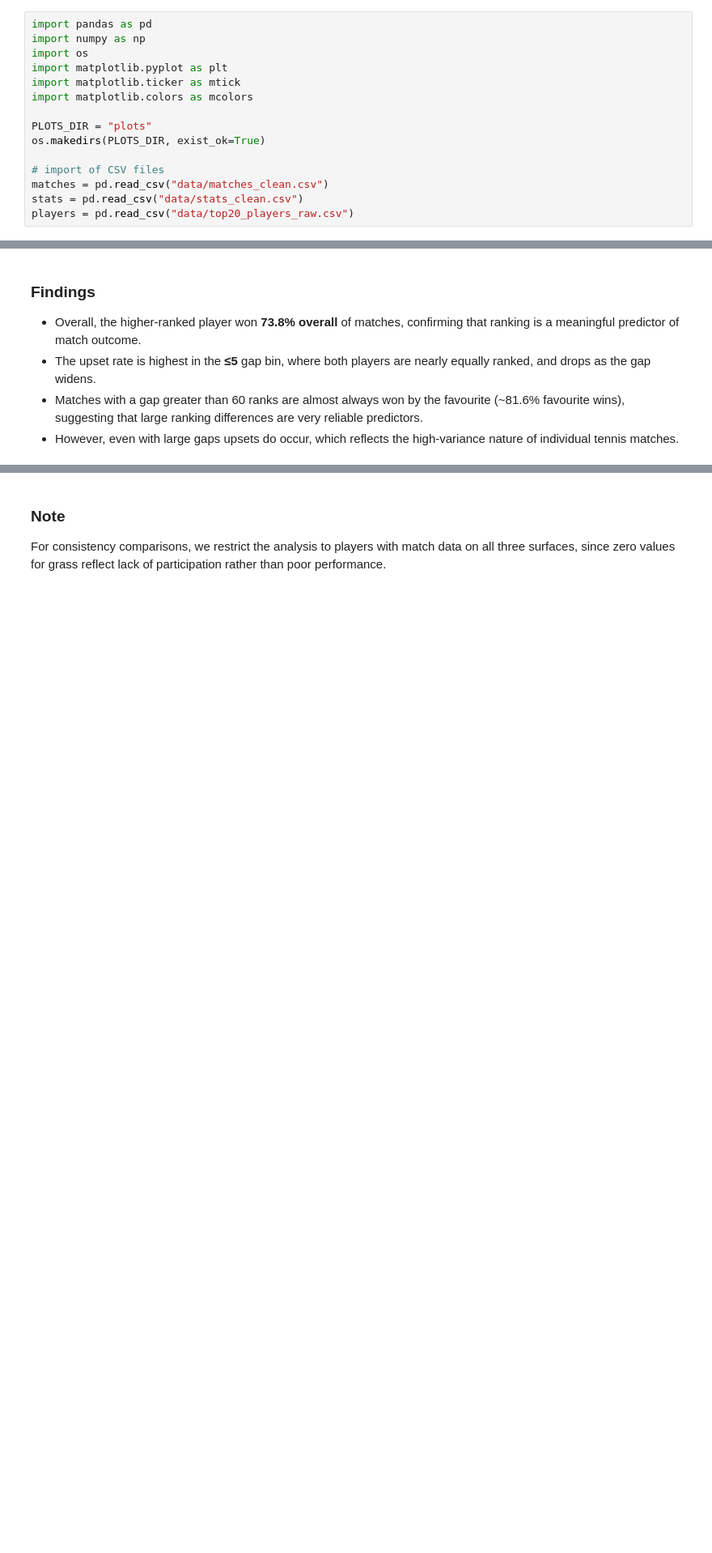
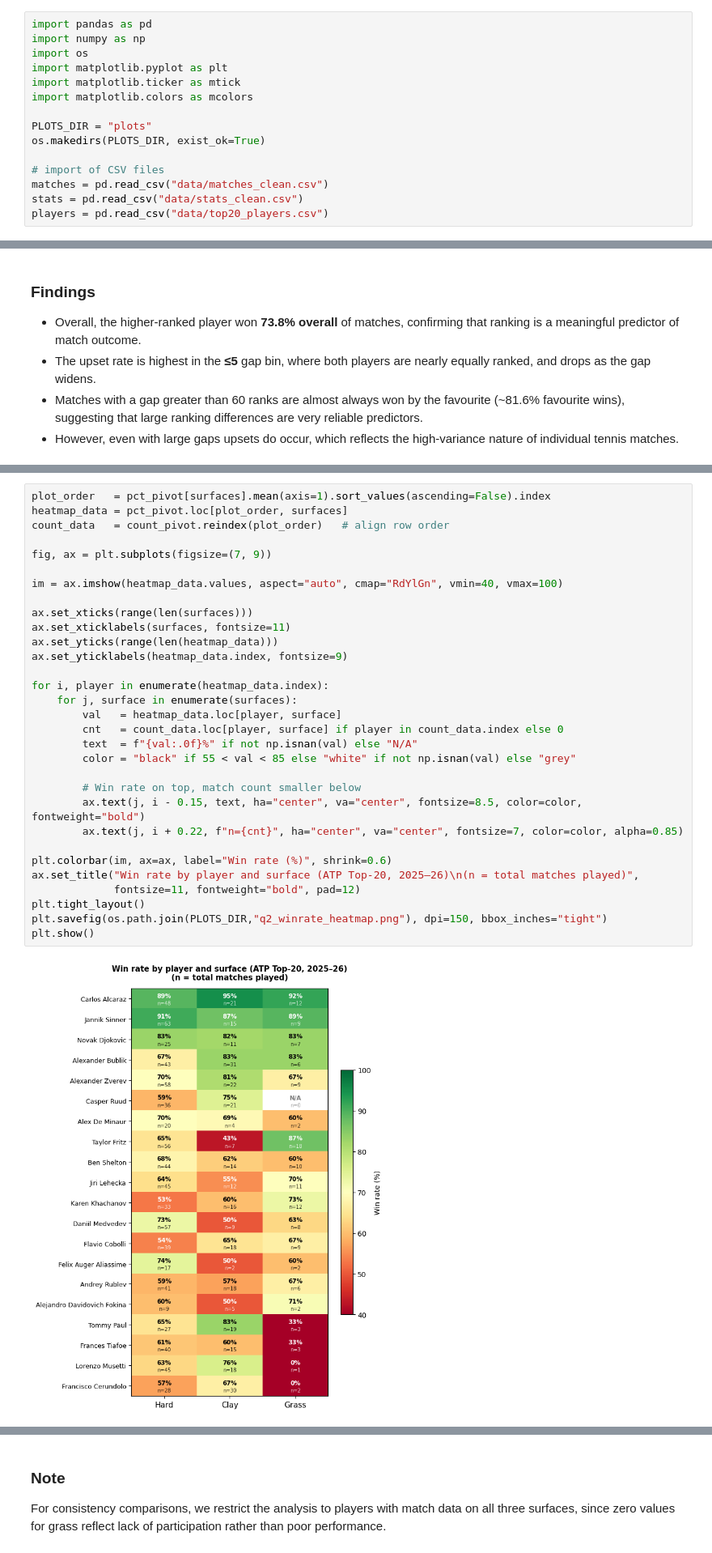
Before and after one commit to rubenk02/ProgrammingProject, a Jupyter notebook: analysis.ipynb, the cells around one changed output, grey strips where cells are left out. Shown at 81% size. Saved outputs shown, nothing was run; the diff lists cells and outputs as text; blank space fills up the shorter version.

```diff
--- a/analysis.ipynb
+++ b/analysis.ipynb
@@ -25,7 +25,7 @@ os.makedirs(PLOTS_DIR, exist_ok=True)
 # import of CSV files
 matches = pd.read_csv("data/matches_clean.csv")
 stats = pd.read_csv("data/stats_clean.csv")
-players = pd.read_csv("data/top20_players_raw.csv")
+players = pd.read_csv("data/top20_players.csv")
 # %% [markdown]
 ## Data quality inspection
 Before proceeding to the main analysis, we inspect the cleaned data for any remaining issues:
@@ -443,3 +450,36 @@ plt.show()
+# %%
+plot_order   = pct_pivot[surfaces].mean(axis=1).sort_values(ascending=False).index
+heatmap_data = pct_pivot.loc[plot_order, surfaces]
+count_data   = count_pivot.reindex(plot_order)   # align row order
+
+fig, ax = plt.subplots(figsize=(7, 9))
+
+im = ax.imshow(heatmap_data.values, aspect="auto", cmap="RdYlGn", vmin=40, vmax=100)
+
+ax.set_xticks(range(len(surfaces)))
+ax.set_xticklabels(surfaces, fontsize=11)
+ax.set_yticks(range(len(heatmap_data)))
+ax.set_yticklabels(heatmap_data.index, fontsize=9)
+
+for i, player in enumerate(heatmap_data.index):
+    for j, surface in enumerate(surfaces):
+        val   = heatmap_data.loc[player, surface]
+        cnt   = count_data.loc[player, surface] if player in count_data.index else 0
+        text  = f"{val:.0f}%" if not np.isnan(val) else "N/A"
+        color = "black" if 55 < val < 85 else "white" if not np.isnan(val) else "grey"
+
+        # Win rate on top, match count smaller below
+        ax.text(j, i - 0.15, text, ha="center", va="center", fontsize=8.5, color=color, fontweight="bold")
+        ax.text(j, i + 0.22, f"n={cnt}", ha="center", va="center", fontsize=7, color=color, alpha=0.85)
+
+plt.colorbar(im, ax=ax, label="Win rate (%)", shrink=0.6)
+ax.set_title("Win rate by player and surface (ATP Top-20, 2025–26)\n(n = total matches played)",
+             fontsize=11, fontweight="bold", pad=12)
+plt.tight_layout()
+plt.savefig(os.path.join(PLOTS_DIR,"q2_winrate_heatmap.png"), dpi=150, bbox_inches="tight")
+plt.show()
+# %% [output]
+[figure, added]
 # %%
 players_ordered = dr_pivot[surfaces].mean(axis=1).sort_values(ascending=False).index
 dr_plot = dr_pivot.loc[players_ordered, surfaces]
```
Also changed, not shown: parts of 10 cells of this notebook, 7 other files.
